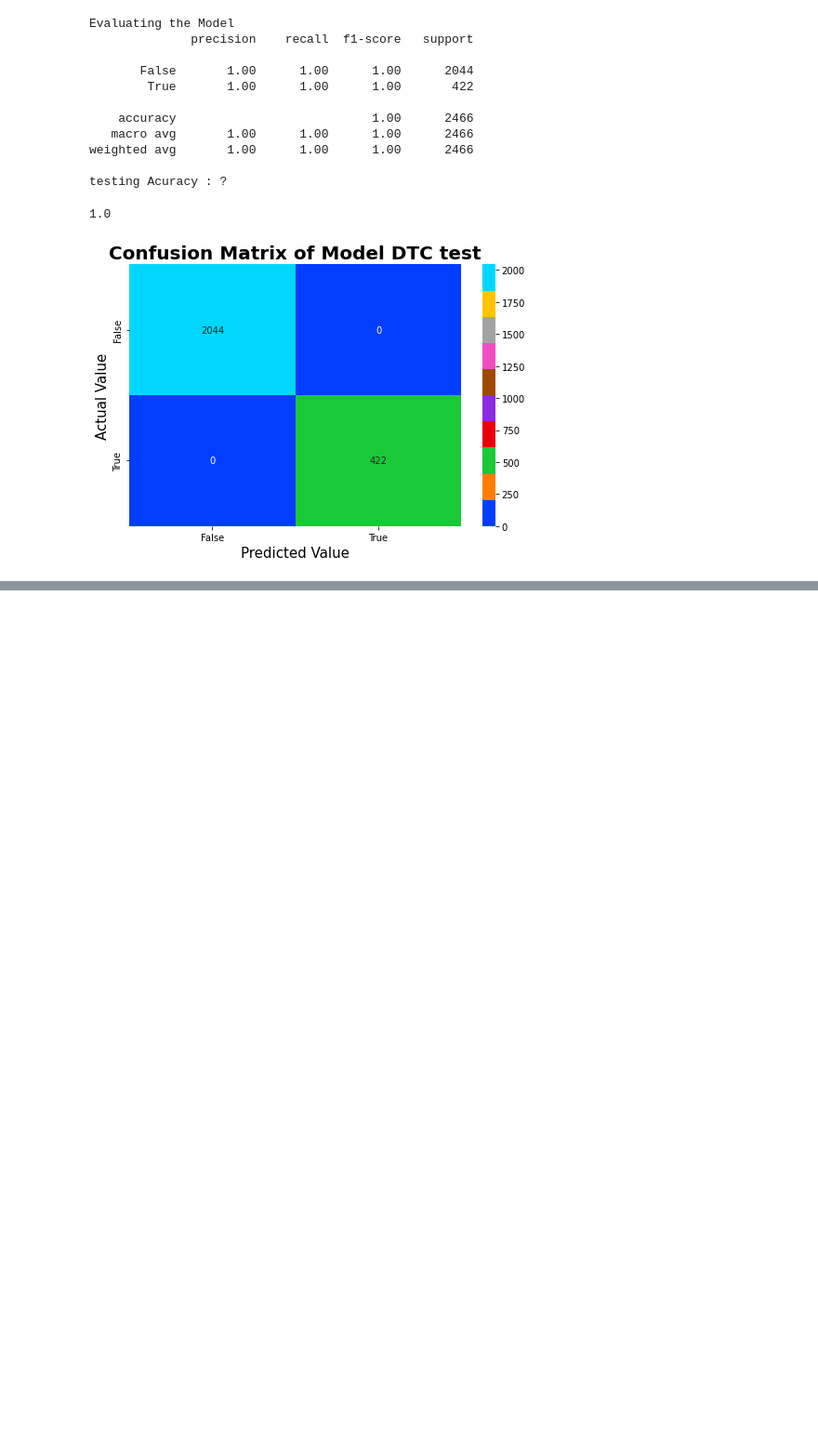
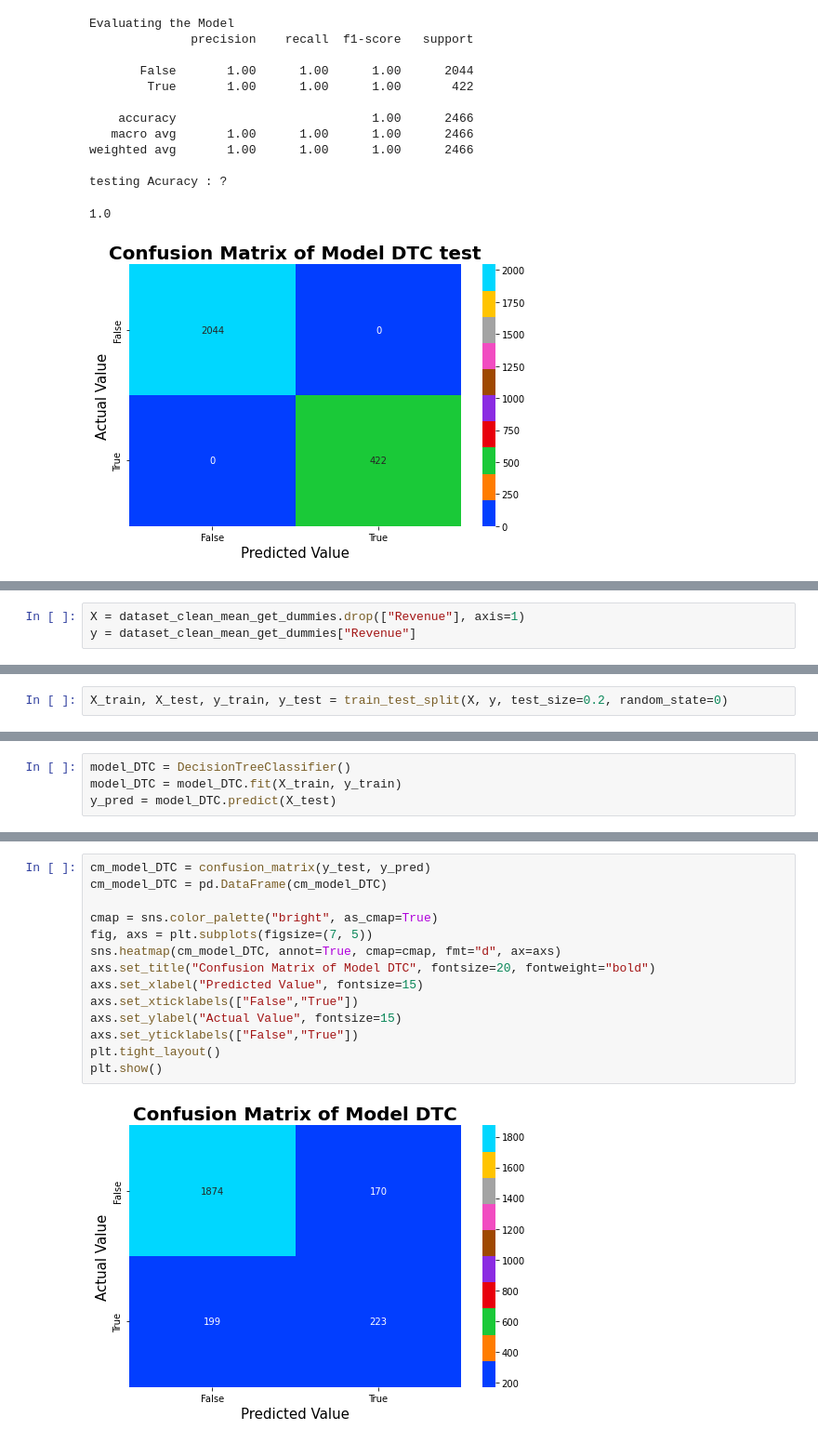
Before and after one commit to UsepSyaikalArifin/DQLab-Academy-Course-Online, a Jupyter notebook: Kelas Fundamental 2/Machine Learning With Python for Beginner/Jupyter Notebook/main.ipynb, the cells around one changed output, grey strips where cells are left out. Shown at 93% size. Saved outputs shown, nothing was run; the diff lists cells and outputs as text; blank space fills up the shorter version.

Commit message:
Evaluating Model

```diff
--- a/Kelas Fundamental 2/Machine Learning With Python for Beginner/Jupyter Notebook/main.ipynb
+++ b/Kelas Fundamental 2/Machine Learning With Python for Beginner/Jupyter Notebook/main.ipynb
@@ -675,0 +689,3 @@ testing Acuracy : ?
+# %%
+X = dataset_clean_mean_get_dummies.drop(["Revenue"], axis=1)
+y = dataset_clean_mean_get_dummies["Revenue"]
@@ -675,0 +694,2 @@ testing Acuracy : ?
+# %%
+X_train, X_test, y_train, y_test = train_test_split(X, y, test_size=0.2, random_state=0)
@@ -675,0 +698,4 @@ testing Acuracy : ?
+# %%
+model_DTC = DecisionTreeClassifier()
+model_DTC = model_DTC.fit(X_train, y_train)
+y_pred = model_DTC.predict(X_test)
@@ -675,0 +714,16 @@ testing Acuracy : ?
+# %%
+cm_model_DTC = confusion_matrix(y_test, y_pred)
+cm_model_DTC = pd.DataFrame(cm_model_DTC)
+
+cmap = sns.color_palette("bright", as_cmap=True)
+fig, axs = plt.subplots(figsize=(7, 5))
+sns.heatmap(cm_model_DTC, annot=True, cmap=cmap, fmt="d", ax=axs)
+axs.set_title("Confusion Matrix of Model DTC", fontsize=20, fontweight="bold")
+axs.set_xlabel("Predicted Value", fontsize=15)
+axs.set_xticklabels(["False","True"])
+axs.set_ylabel("Actual Value", fontsize=15)
+axs.set_yticklabels(["False","True"])
+plt.tight_layout()
+plt.show()
+# %% [output]
+[figure, added]
```
Also changed, not shown: parts of 21 cells of this notebook.
